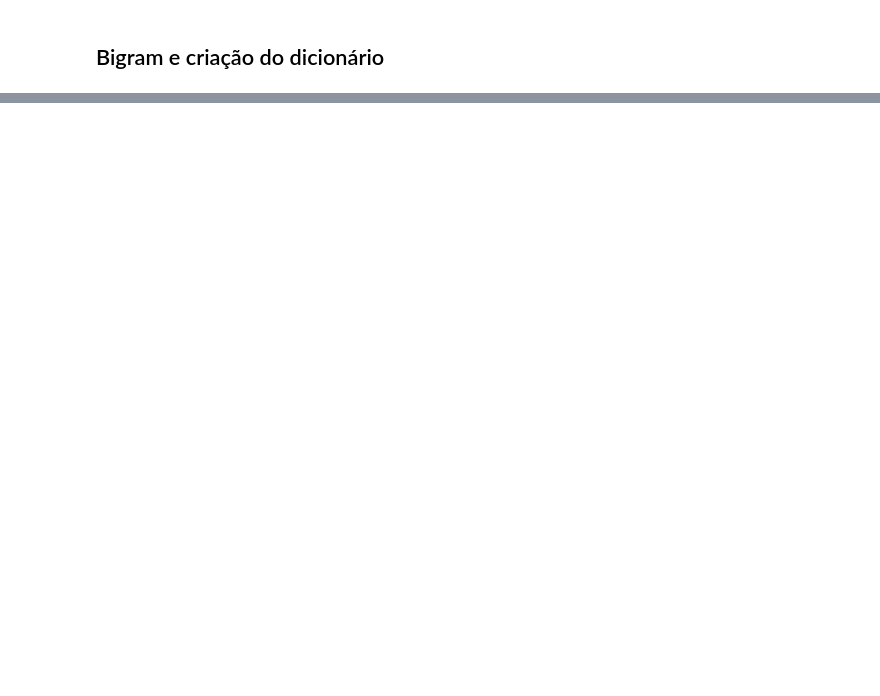
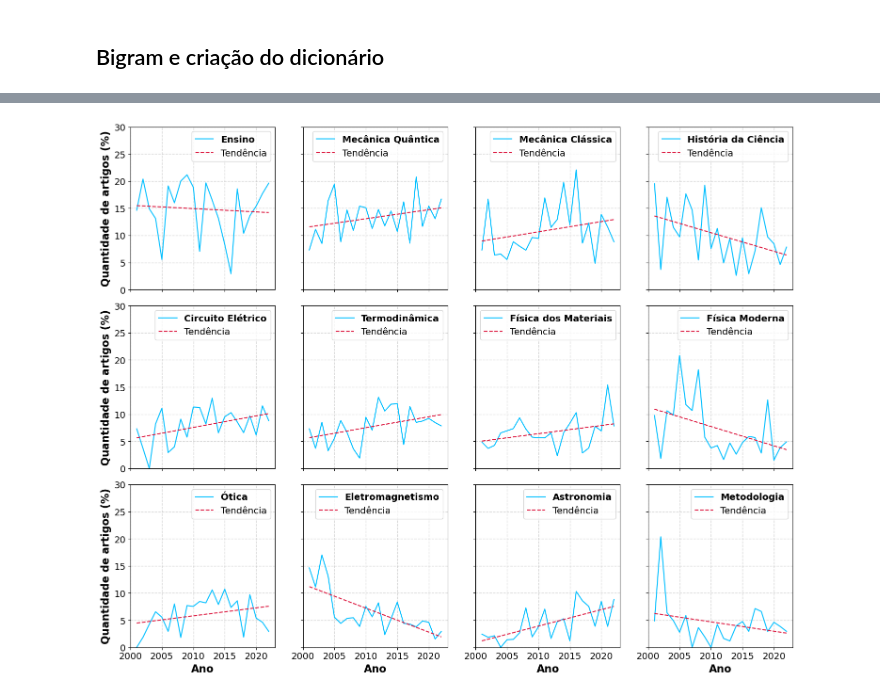
Before and after one commit to ghurone/monografia, a Jupyter notebook: code/3. Análise Dataset SciELO.ipynb, the cells around one changed output, grey strips where cells are left out. Saved outputs shown, nothing was run; the diff lists cells and outputs as text; code cells hidden in the pictures; blank space fills up the shorter version.

```diff
--- a/code/3. Análise Dataset SciELO.ipynb
+++ b/code/3. Análise Dataset SciELO.ipynb
@@ -76,4 +96,4 @@ lda = ModelLDA(corpus, dicionario, chunksize=2000, iterations=100, passes=25)
 # %%
-model = lda.run(8)
+model = lda.run(12)
 # %%
 model.print_topics()
@@ -88,0 +153,5 @@ len(df.query('topicos.isin([5,3])'))
+# %%
+for i in df.topicos.value_counts().keys():
+    topics = model.show_topic(i)
+    palavras = ', '.join([elem[0] for elem in topics])
+    print(palavras)
@@ -88,0 +202,3 @@ len(df.query('topicos.isin([5,3])'))
+# %%
+coerencia = calc_coherence(model, documentos, dicionario, corpus, method='c_v')
+coerencia.get_coherence()
@@ -88,0 +207,3 @@ len(df.query('topicos.isin([5,3])'))
+# %%
+for i, co in enumerate(coerencia.get_coherence_per_topic()):
+    print(str(co).replace('.',','))
@@ -88,0 +223,54 @@ len(df.query('topicos.isin([5,3])'))
+# %%
+df_agrupado = df.pivot_table(index='ano', columns='topicos', aggfunc='size', fill_value=0)
+
+# Calcular a soma total de frequências por ano
+df_agrupado['frequencia_total'] = df_agrupado.sum(axis=1)
+
+# Calcular a porcentagem do tópico em relação ao total no ano
+df_porcentagem = df_agrupado.divide(df_agrupado['frequencia_total'], axis=0) * 100
+
+# Se desejar, reorganize as colunas
+df_porcentagem = df_porcentagem[['frequencia_total'] + list(df_agrupado.columns.drop('frequencia_total'))]
+
+# Criar subplot 3x4
+fig, axs = plt.subplots(3, 4, figsize=(15, 12))
+
+# Iterar sobre os tópicos e plotar cada um em um subplot separado
+for i, topico in enumerate(dici):
+    id_ = dici[topico]
+    dados_topico = df_porcentagem[id_]
+    x, y = dados_topico.keys(), dados_topico.values
+    fit = np.polyfit(x, y, 1)
+
+    ax = axs[i // 4, i % 4]  # Determinar a posição do subplot
+    ax.plot(x, y, label=f'{topico}', c='deepskyblue')
+    ax.plot(x, fit[0]*x + fit[1], ls='--', label='Tendência', c='crimson')
+    # ax.set_title(f'Tópico {topico+1}', weight='bold', size=15)
+    ax.set_ylim([0, 30])
+    ax.set_xlim([2000, 2023])
+    ax.tick_params(axis='x', labelsize=14)
+
+    ax.grid(alpha=0.5, ls='--', lw=1)
+    legenda = ax.legend(fontsize=14)
+    legenda.get_texts()[0].set_fontweight('bold')
+
+    if i >= 8:
+        ax.set_xlabel('Ano', weight='bold', size=16)
+    else:
+        ax.xaxis.set_tick_params(labelbottom=False)
+
+    if i % 4 == 0:
+        ax.set_ylabel('Quantidade de artigos (%)', weight='bold', size=16)
+        ax.set_yticklabels(range(0,35,5), fontsize=14)
+    else:
+        ax.yaxis.set_tick_params(labelleft=False)
+
+
+
+# Ajustar espaçamento entre subplots
+plt.tight_layout()
+# Exibir o gráfico
+plt.show()
+fig.savefig('plots/tópicosporano.png', dpi=300, bbox_inches='tight')
+# %% [output]
+[figure, added]
```
Also changed, not shown: parts of 20 cells of this notebook, 7 other files.
